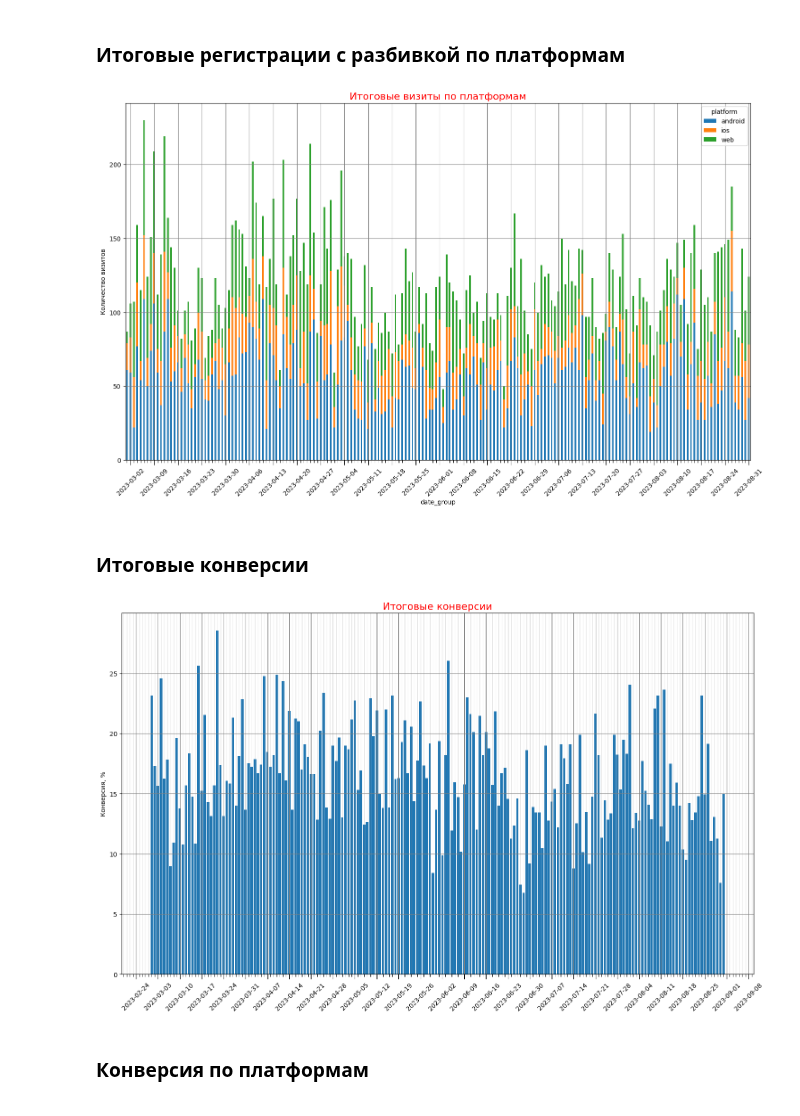
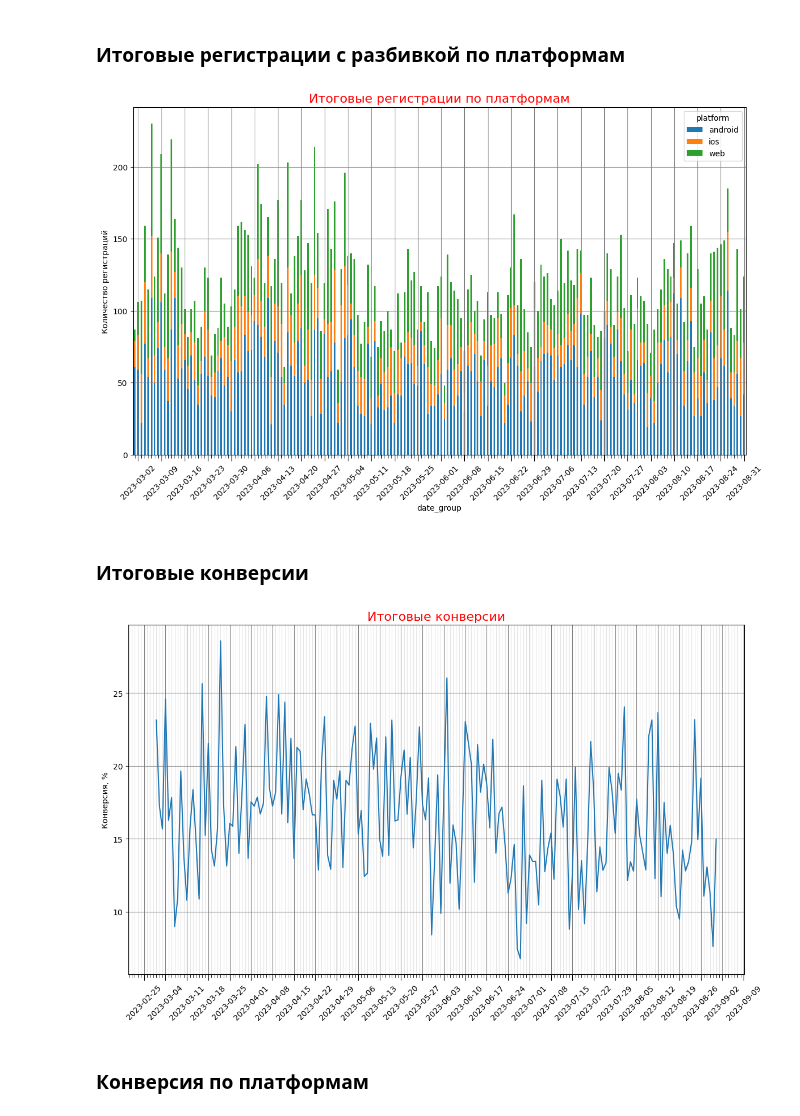
Before and after one commit to MrChelas/data-analytics-project-100, a Jupyter notebook: charts_project.ipynb, the cells around one changed output. Saved outputs shown, nothing was run; the diff lists cells and outputs as text; code cells hidden in the pictures.

```diff
--- a/charts_project.ipynb
+++ b/charts_project.ipynb
@@ -311,51 +308,50 @@ plt.show()
 # %%
 regs_by_platform = charts.pivot_table(index='date_group', columns='platform', values='registrations')
 
-fig = plt.figure(figsize=(14,8))
-ax = plt.axes([0,0,1,1])
+fig, ax = plt.subplots(figsize=(14,8))
+
 regs_by_platform.plot(kind='bar', stacked=True, ax=ax)
-ax.set_title('Итоговые визиты по платформам', fontsize=16, color='red')
-ax.set_ylabel('Количество визитов', fontsize=10)
+ax.set_title('Итоговые регистрации по платформам', fontsize=16, color='red')
+ax.set_ylabel('Количество регистраций', fontsize=10)
 ax.xaxis.set_major_locator(mdates.DayLocator(interval=7))
 ax.xaxis.set_minor_locator(AutoMinorLocator(7))
 ax.tick_params(which='minor', axis='x', labelsize=7, length=4, grid_alpha=0.2, labelrotation=45)
 ax.tick_params(which='major', axis='x', length=8, labelrotation=45)
 ax.grid(which="major", color="gray")
 
-plt.savefig('./charts/total_registrations_by_platform.png')
+plt.savefig('./charts/total_registrations_by_platform.png', bbox_inches='tight')
 plt.show()
 # %% [output]
-[figure, old version]
+[figure, new version]
 # %% [markdown]
 ### Итоговые конверсии
 # %%
 #Находим суммарные визиты и регистрации без разбивки по платформам
 daily_summary = charts.groupby('date_group').agg(
     total_visits=('visits', 'sum'),
     total_registrations=('registrations', 'sum')
-).reset_index()
+    ).reset_index()
 
 #Добавляем конверсию без разбивки по платформам
 daily_summary['conversion'] = (daily_summary['total_registrations'] / daily_summary['total_visits'] * 100.00).round(2)
 
-fig = plt.figure(figsize=(14,8))
-ax = plt.axes([0,0,1,1])
-ax.bar(daily_summary['date_group'], daily_summary['conversion'])
+fig, ax = plt.subplots(figsize=(14,8))
+
+ax.plot(daily_summary['date_group'], daily_summary['conversion'])
 ax.set_title('Итоговые конверсии', fontsize=16, color='red')
 ax.set_ylabel('Конверсия, %', fontsize=10)
-#ax.set_xlim(pd.to_datetime('2023-02-28'), pd.to_datetime('2023-09-01'))
 ax.xaxis.set_major_locator(mdates.DayLocator(interval=7))
 ax.xaxis.set_minor_locator(AutoMinorLocator(7))
 ax.tick_params(which='major', axis='x', length=8, labelrotation=45)
 ax.tick_params(which='minor', axis='x', labelsize=7, length=4, grid_alpha=0.2, labelrotation=45)
 ax.xaxis.set_major_formatter(mdates.DateFormatter('%Y-%m-%d'))
 ax.grid(which="major", color="gray")
 ax.grid(which="minor", color="gray")
 
-plt.savefig('./charts/conversions.png')
+plt.savefig('./charts/conversions.png', bbox_inches='tight')
 plt.show()
 # %% [output]
-[figure, old version]
+[figure, new version]
 # %% [markdown]
 ### Конверсия по платформам
 # %%
```
Also changed, not shown: parts of 8 cells of this notebook.
